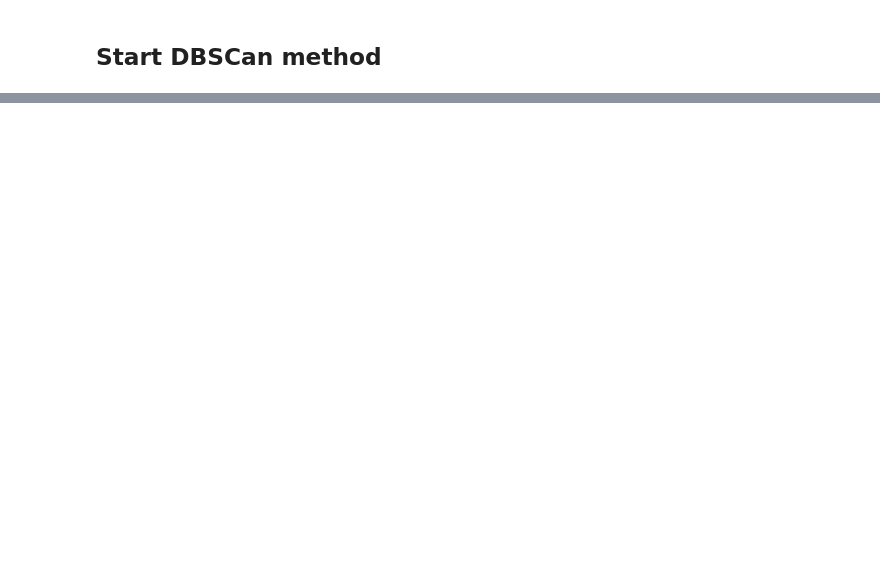
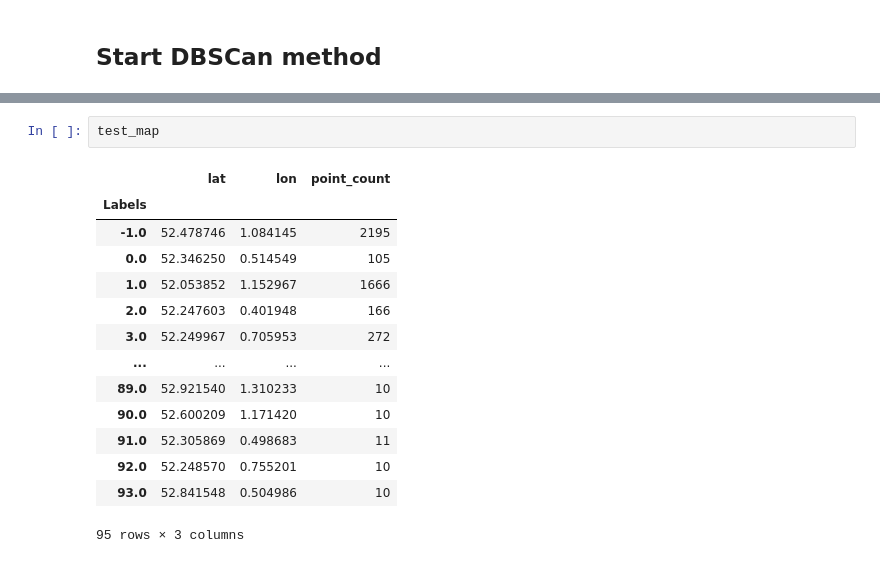
Before and after one commit to ClimatologyProjectProfile/crimetology, a Jupyter notebook: 1_spatial_clusters/spatial_clustering.ipynb, the cells around one changed output, grey strips where cells are left out. Saved outputs shown, nothing was run; the diff lists cells and outputs as text; blank space fills up the shorter version.

```diff
--- a/1_spatial_clusters/spatial_clustering.ipynb
+++ b/1_spatial_clusters/spatial_clustering.ipynb
@@ -194,0 +225,17 @@ print(f"Took {end_time} seconds to run")
+# %%
+test_map
+# %% [output]
+|  | lat | lon | point_count |
+| Labels |  |  |  |
+| -1.0 | 52.478746 | 1.084145 | 2195 |
+| 0.0 | 52.346250 | 0.514549 | 105 |
+| 1.0 | 52.053852 | 1.152967 | 1666 |
+| 2.0 | 52.247603 | 0.401948 | 166 |
+| 3.0 | 52.249967 | 0.705953 | 272 |
+| ... | ... | ... | ... |
+| 89.0 | 52.921540 | 1.310233 | 10 |
+| 90.0 | 52.600209 | 1.171420 | 10 |
+| 91.0 | 52.305869 | 0.498683 | 11 |
+| 92.0 | 52.248570 | 0.755201 | 10 |
+| 93.0 | 52.841548 | 0.504986 | 10 |
+95 rows × 3 columns
```
Also changed, not shown: parts of 25 cells of this notebook.
